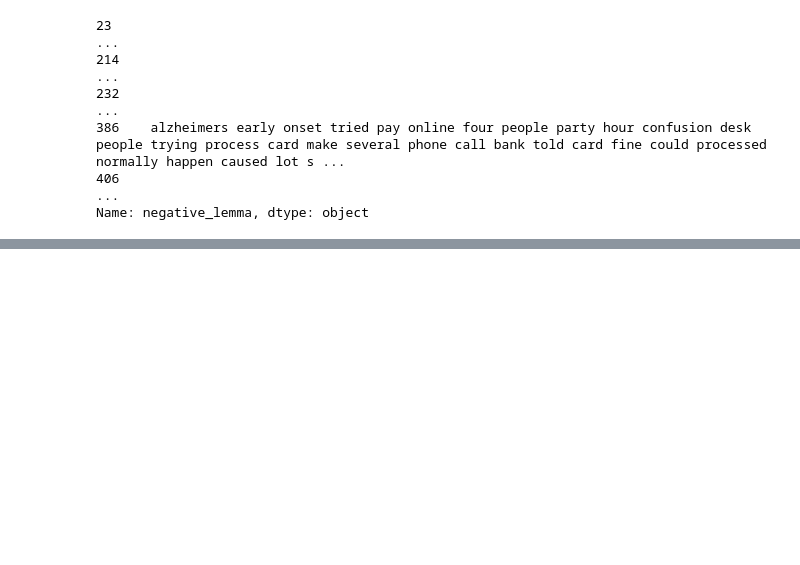
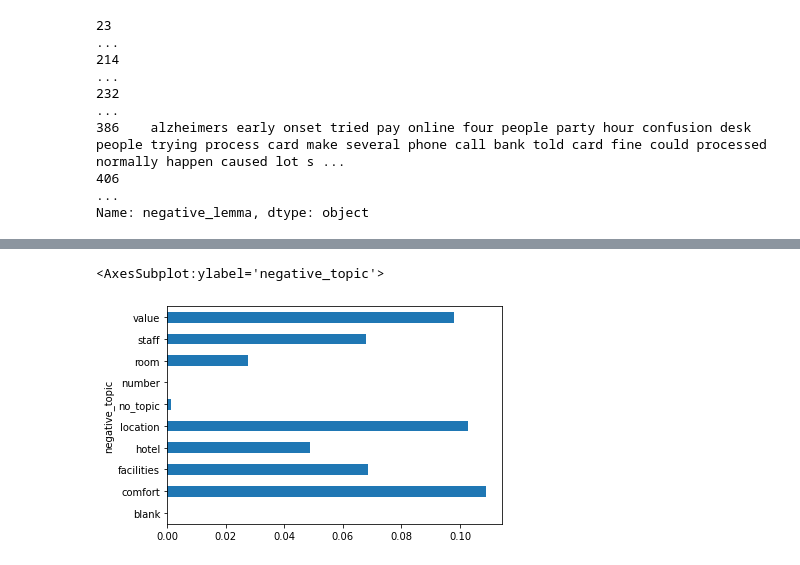
Before and after one commit to InPersonAnalysis/customer_review_capston, a Jupyter notebook: Mathias_Topic_Explore.ipynb, the cells around one changed output, grey strips where cells are left out. Drawn from its saved outputs; the diff is of its cells as text; code cells hidden in the pictures; blank space fills up the shorter version.

```diff
--- a/Mathias_Topic_Explore.ipynb
+++ b/Mathias_Topic_Explore.ipynb
@@ -189,0 +171,5 @@ Name: negative_lemma, dtype: object
+# %%
+hotel.groupby(['negative_topic'])['neg_lem_sentiment_score'].mean().plot.barh()
+# %% [output]
+<AxesSubplot:ylabel='negative_topic'>
+[figure, added]
```
Also changed, not shown: parts of 9 cells of this notebook, 1 other file.
